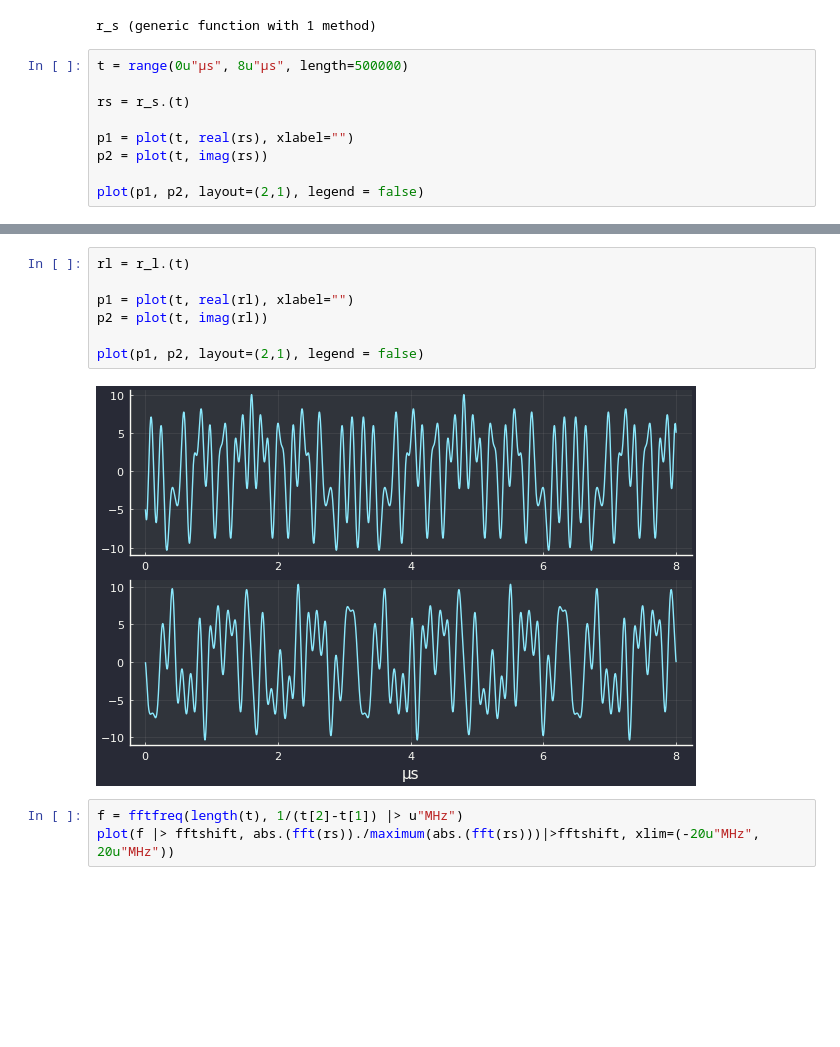
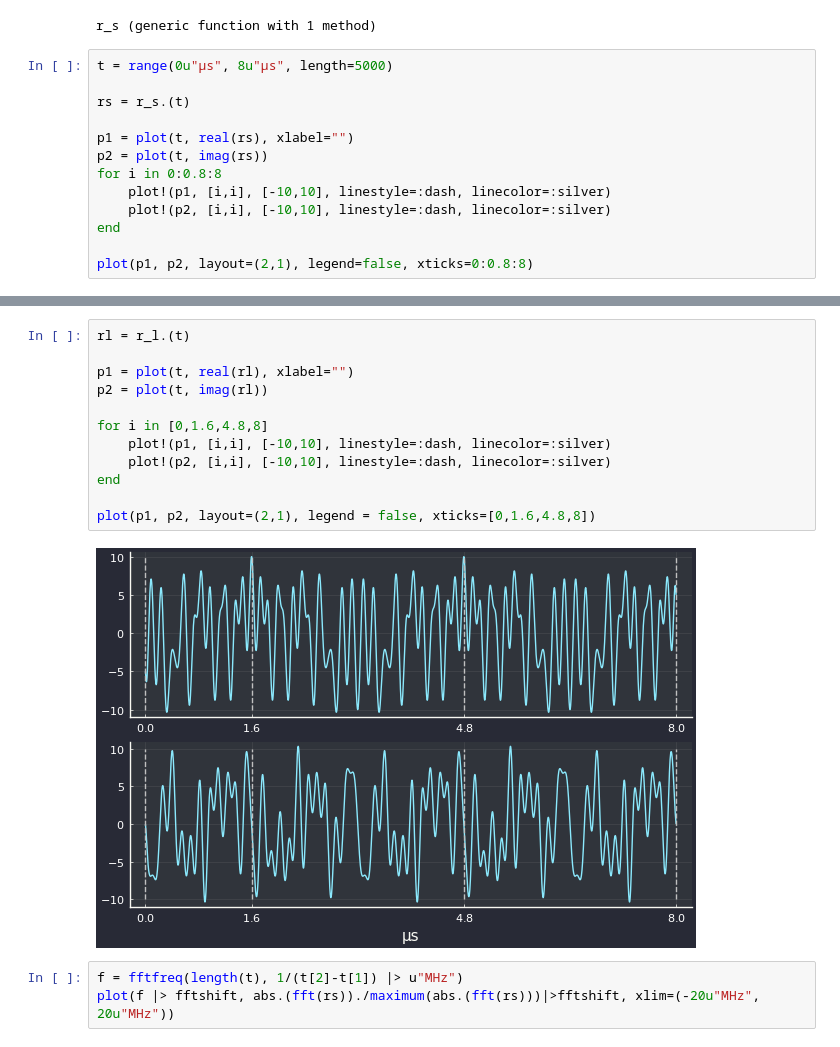
Before and after one commit to Matrsz/OFDM-Det-Sync, a Jupyter notebook: Tests.ipynb, the cells around one changed output, grey strips where cells are left out. Saved outputs shown, nothing was run; the diff lists cells and outputs as text; blank space fills up the shorter version.

```diff
--- a/Tests.ipynb
+++ b/Tests.ipynb
@@ -48,12 +49,16 @@ r_s(t) = w(T_SHORT,t)*sum(S[k]*exp(j*k*2π*Δ_F*t) for k in eachindex(S))
 # %% [output]
 r_s (generic function with 1 method)
 # %%
-t = range(0u"μs", 8u"μs", length=500000)
+t = range(0u"μs", 8u"μs", length=5000)
 
 rs = r_s.(t)
 
 p1 = plot(t, real(rs), xlabel="")
 p2 = plot(t, imag(rs))
+for i in 0:0.8:8
+    plot!(p1, [i,i], [-10,10], linestyle=:dash, linecolor=:silver)
+    plot!(p2, [i,i], [-10,10], linestyle=:dash, linecolor=:silver)
+end
 
-plot(p1, p2, layout=(2,1), legend = false)
+plot(p1, p2, layout=(2,1), legend=false, xticks=0:0.8:8)
 # %% [output]
@@ -61,12 +66,17 @@ plot(p1, p2, layout=(2,1), legend = false)
 # %%
 rl = r_l.(t)
 
 p1 = plot(t, real(rl), xlabel="")
 p2 = plot(t, imag(rl))
 
-plot(p1, p2, layout=(2,1), legend = false)
+for i in [0,1.6,4.8,8]
+    plot!(p1, [i,i], [-10,10], linestyle=:dash, linecolor=:silver)
+    plot!(p2, [i,i], [-10,10], linestyle=:dash, linecolor=:silver)
+end
+
+plot(p1, p2, layout=(2,1), legend = false, xticks=[0,1.6,4.8,8])
 # %% [output]
-[figure, old version]
+[figure, new version]
 # %%
 f = fftfreq(length(t), 1/(t[2]-t[1]) |> u"MHz")
 plot(f |> fftshift, abs.(fft(rs))./maximum(abs.(fft(rs)))|>fftshift, xlim=(-20u"MHz", 20u"MHz"))
```
Also changed, not shown: parts of 16 cells of this notebook, 5 other files.
